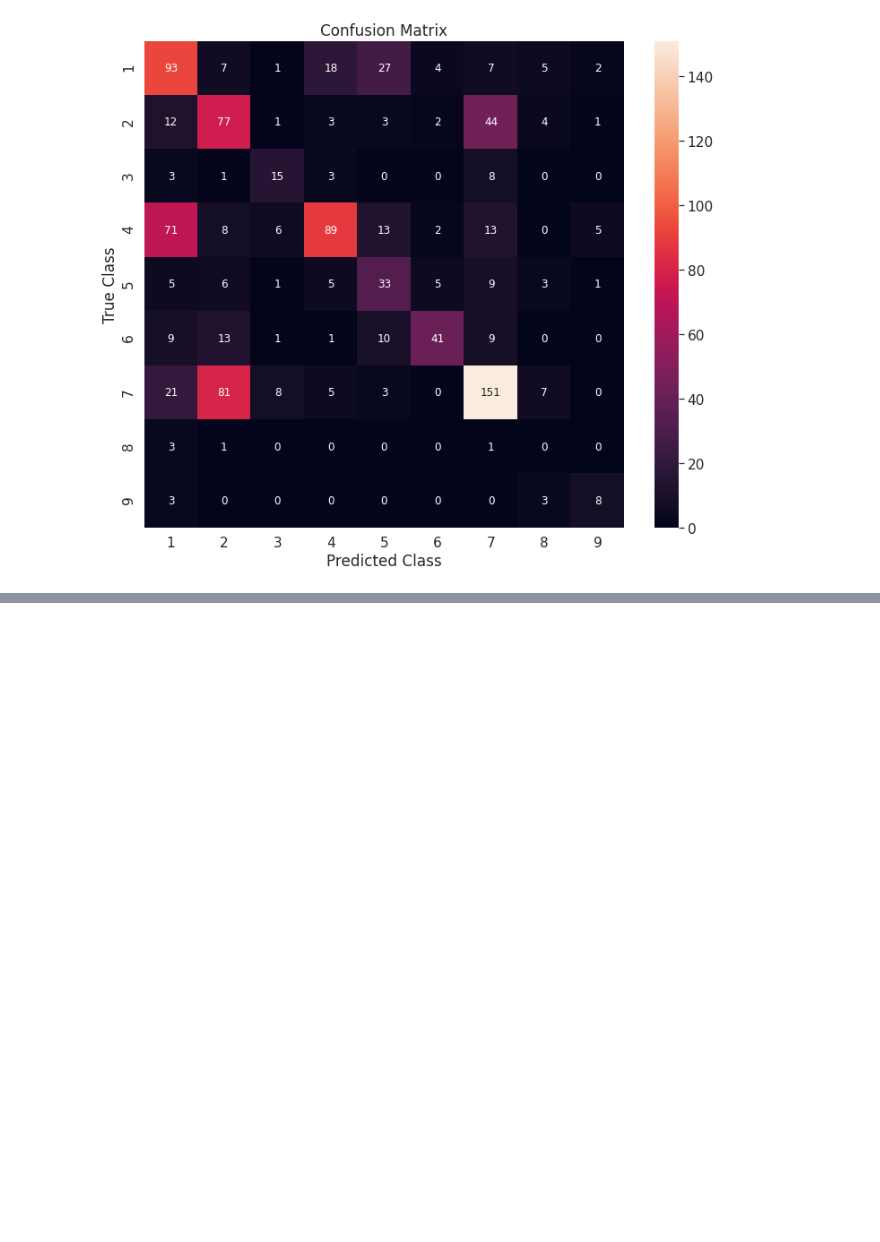
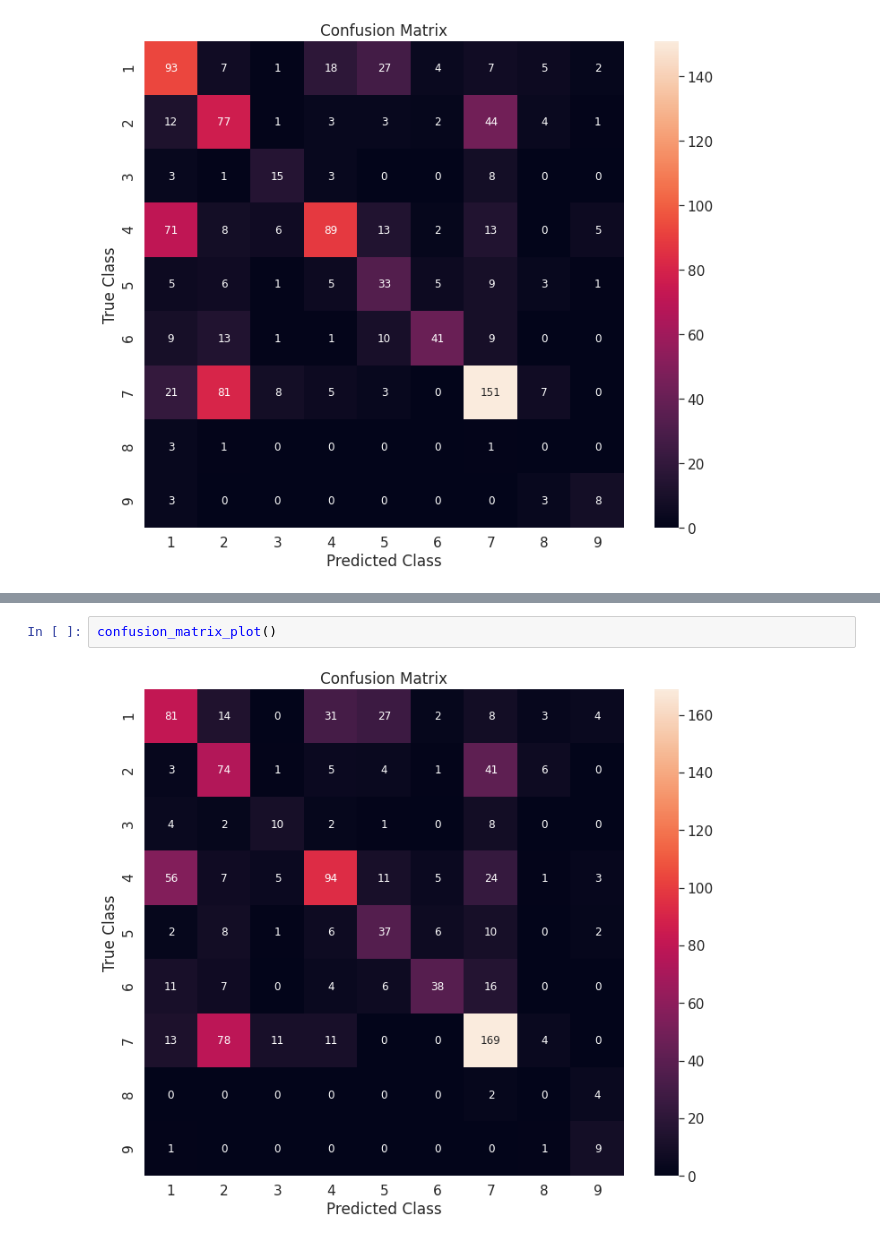
Before and after one commit to Shredder42/mutations, a Jupyter notebook: explore.ipynb, the cells around one changed output, grey strips where cells are left out. Drawn from its saved outputs; the diff is of its cells as text; blank space fills up the shorter version.

```diff
--- a/explore.ipynb
+++ b/explore.ipynb
@@ -523,0 +667,4 @@ confusion_matrix()
+# %%
+confusion_matrix_plot()
+# %% [output]
+[figure, added]
```
Also changed, not shown: parts of 37 cells of this notebook.
